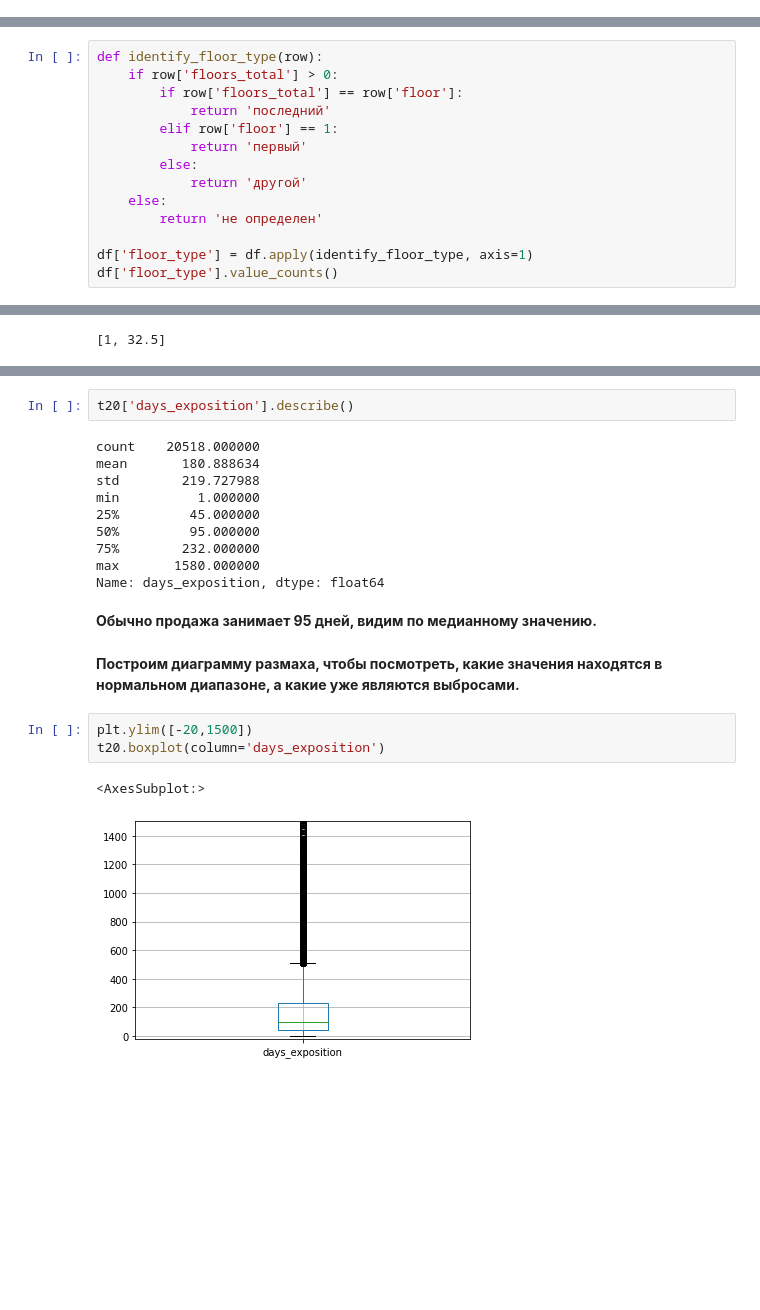
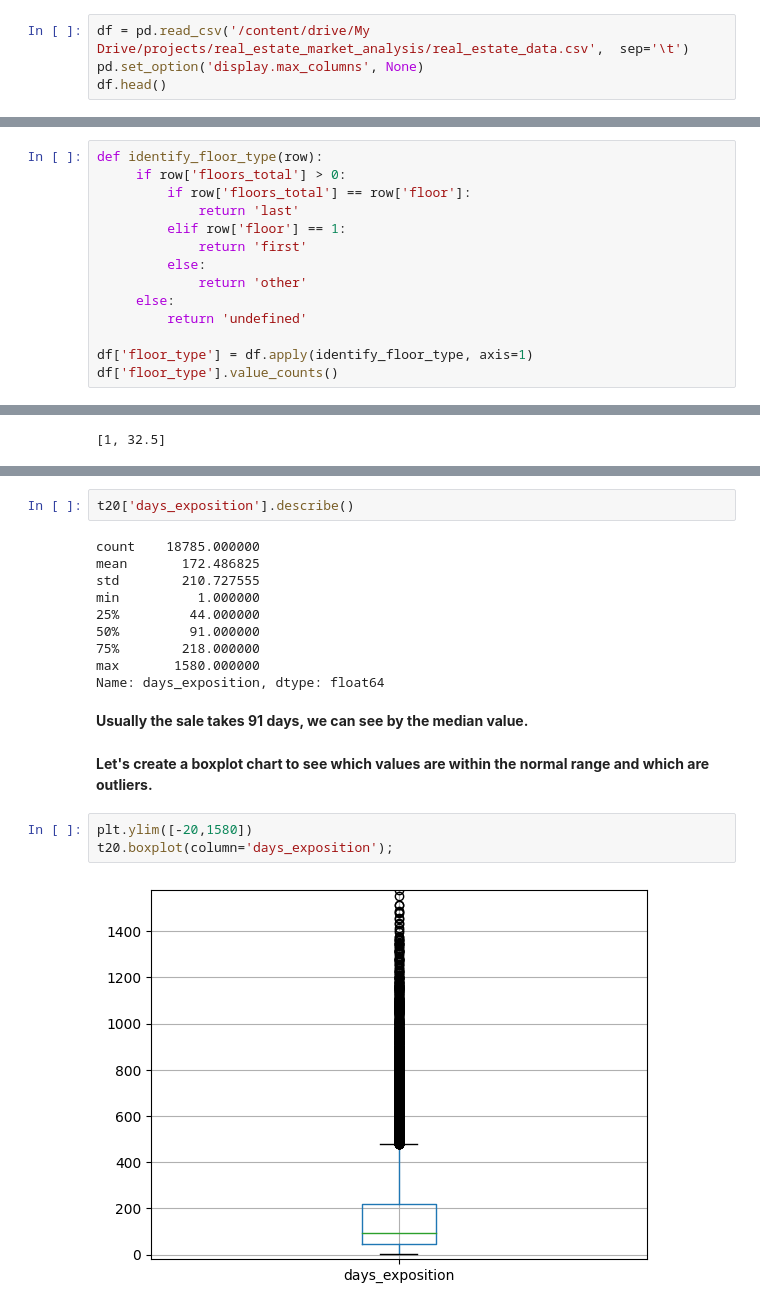
Before and after one commit to dsintheocean/real-estate-analysis, a Jupyter notebook: eng_real_estate_analysis.ipynb, the cells around one changed output, grey strips where cells are left out. Saved outputs shown, nothing was run; the diff lists cells and outputs as text; blank space fills up the shorter version.

```diff
--- a/eng_real_estate_analysis.ipynb
+++ b/eng_real_estate_analysis.ipynb
@@ -17,3 +17,7 @@ from google.colab import drive
 drive.mount('/content/drive')
 # %% [output]
 Drive already mounted at /content/drive; to attempt to forcibly remount, call drive.mount("/content/drive", force_remount=True).
+# %%
+df = pd.read_csv('/content/drive/My Drive/projects/real_estate_market_analysis/real_estate_data.csv',  sep='\t')
+pd.set_option('display.max_columns', None)
+df.head()
@@ -1079,15 +1090,15 @@ df.head()
 **To do this, we will create a function that will determine these values, filtering out the -1 values with which we replaced the gaps in the floor column.**
 # %%
 def identify_floor_type(row):
-    if row['floors_total'] > 0:
-        if row['floors_total'] == row['floor']:
-            return 'последний'
-        elif row['floor'] == 1:
-            return 'первый'
-        else:
-            return 'другой'
-    else:
-        return 'не определен'
+     if row['floors_total'] > 0:
+         if row['floors_total'] == row['floor']:
+             return 'last'
+         elif row['floor'] == 1:
+             return 'first'
+         else:
+             return 'other'
+     else:
+         return 'undefined'
 
 df['floor_type'] = df.apply(identify_floor_type, axis=1)
 df['floor_type'].value_counts()
@@ -1805,22 +1812,21 @@ t20['days_exposition'].hist(bins=70)
 # %%
 t20['days_exposition'].describe()
 # %% [output]
-count    20518.000000
-mean       180.888634
-std        219.727988
+count    18785.000000
+mean       172.486825
+std        210.727555
 min          1.000000
-25%         45.000000
-50%         95.000000
-75%        232.000000
+25%         44.000000
+50%         91.000000
+75%        218.000000
 max       1580.000000
 Name: days_exposition, dtype: float64
-# %% [markdown]
-**Обычно продажа занимает 95 дней, видим по медианному значению.**
-# %% [markdown]
-**Построим диаграмму размаха, чтобы посмотреть, какие значения находятся в нормальном диапазоне, а какие уже являются выбросами.**
+# %% [markdown]
+**Usually the sale takes 91 days, we can see by the median value.**
+# %% [markdown]
+**Let's create a boxplot chart to see which values are within the normal range and which are outliers.**
 # %%
-plt.ylim([-20,1500])
-t20.boxplot(column='days_exposition')
+plt.ylim([-20,1580])
+t20.boxplot(column='days_exposition');
 # %% [output]
-<AxesSubplot:>
-[figure, old version]
+[figure, new version]
```
Also changed, not shown: parts of 177 cells of this notebook.
